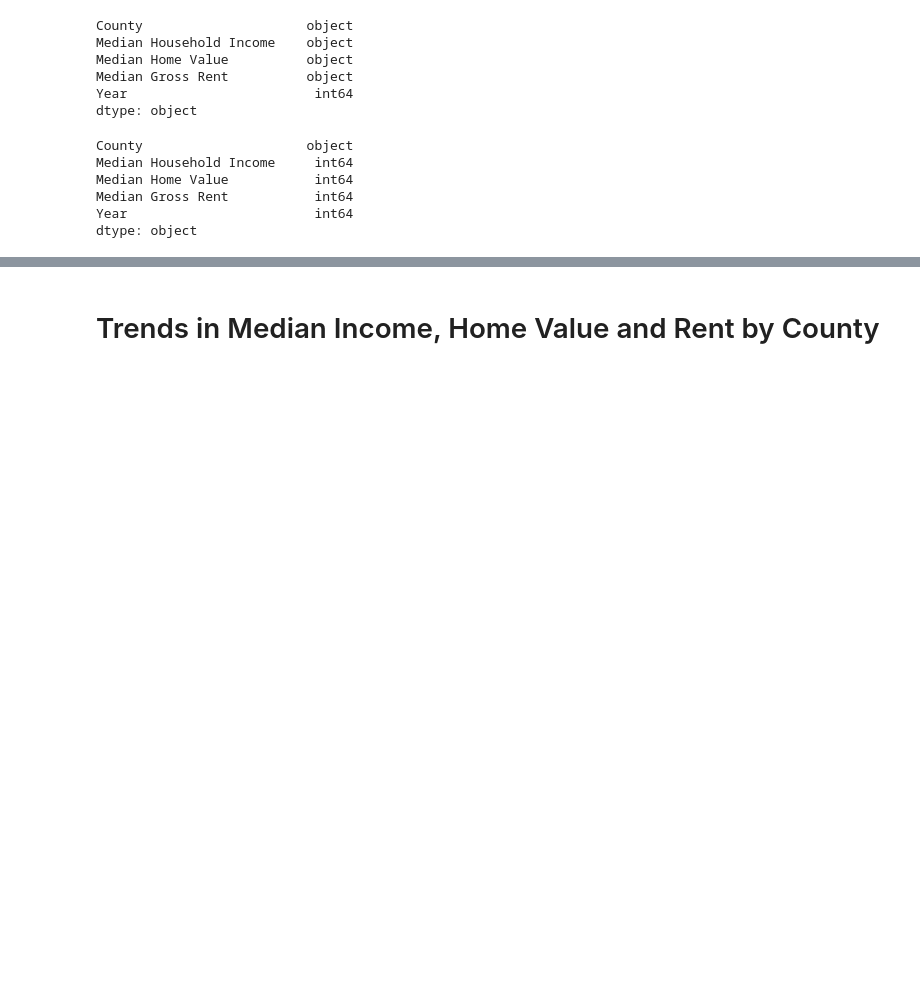
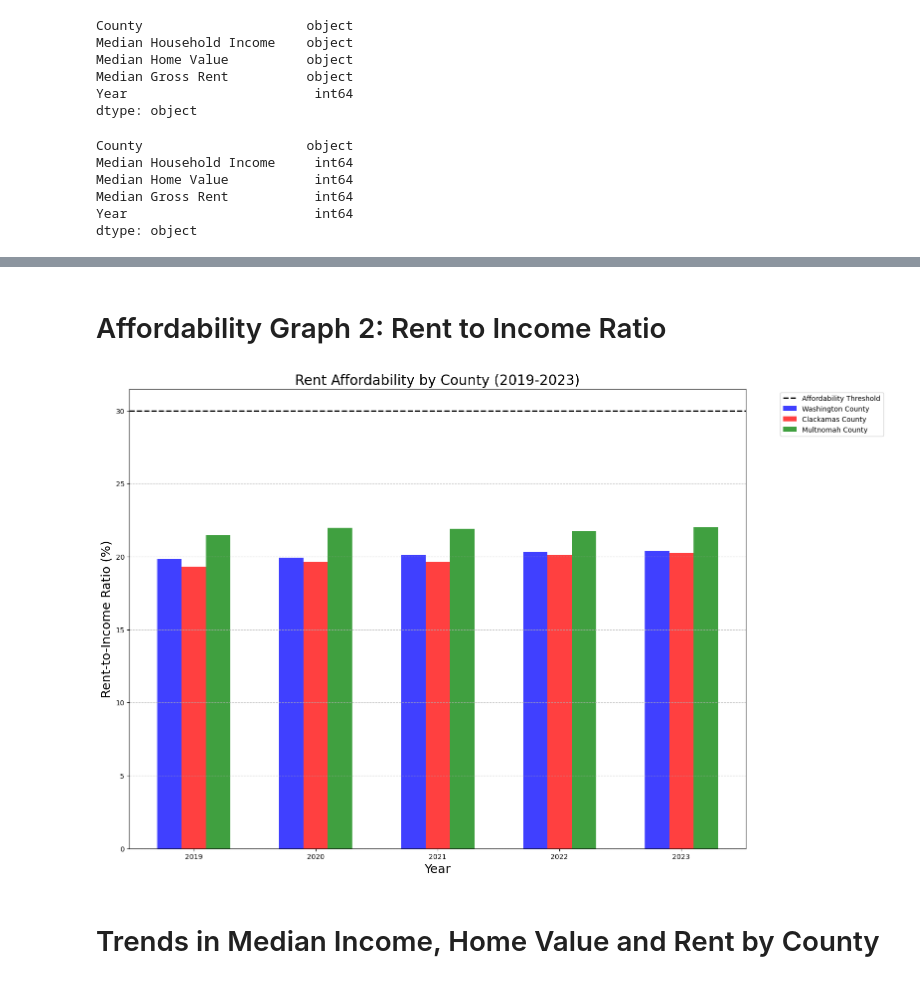
Before and after one commit to Tserrof7/Portland-Housing-Prices-Affordability-Project, a Jupyter notebook: Census_Data/census_data.ipynb, the cells around one changed output, grey strips where cells are left out. Saved outputs shown, nothing was run; the diff lists cells and outputs as text; code cells hidden in the pictures; blank space fills up the shorter version.

```diff
--- a/Census_Data/census_data.ipynb
+++ b/Census_Data/census_data.ipynb
@@ -291,3 +183,23 @@ dtype: object
+# %% [markdown]
+# Affordability Graph 2: Rent to Income Ratio
+# %%
+plt.figure(figsize=(16, 12))
+plt.bar(washington_df['Year'] - 0.2, washington_df['Rent-to-Income Ratio'], width=0.2, color='blue', alpha=.75, label='Washington County')
+plt.bar(clackamas_df['Year'], clackamas_df['Rent-to-Income Ratio'], width=0.2, color='red', alpha=.75, label='Clackamas County')
+plt.bar(multnomah_df['Year'] + 0.2, multnomah_df['Rent-to-Income Ratio'], width=0.2, color='green', alpha=.75, label='Multnomah County')
+
+plt.xlabel("Year", fontsize = 18)
+plt.ylabel("Rent-to-Income Ratio (%)", fontsize = 18)
+plt.title("Rent Affordability by County (2019-2023)", fontsize = 20)
+plt.axhline(y=30, color="black", linestyle="dashed", linewidth=2, label="Affordability Threshold")
+# plt.axhline(y=50, color="black", linestyle="solid", label="Severe Cost Burden")
+plt.legend(loc='best', bbox_to_anchor=(1.05,1))
+plt.text(1.05,1,"Census.gov",transform=plt.gca().transAxes)
+plt.grid(axis="y",linestyle="--", alpha=0.7)
+
+plt.show()
+# %% [output]
+[figure, added]
 # %% [markdown]
 # Trends in Median Income, Home Value and Rent by County
 # %%
```
Also changed, not shown: parts of 28 cells of this notebook, 1 other file.
